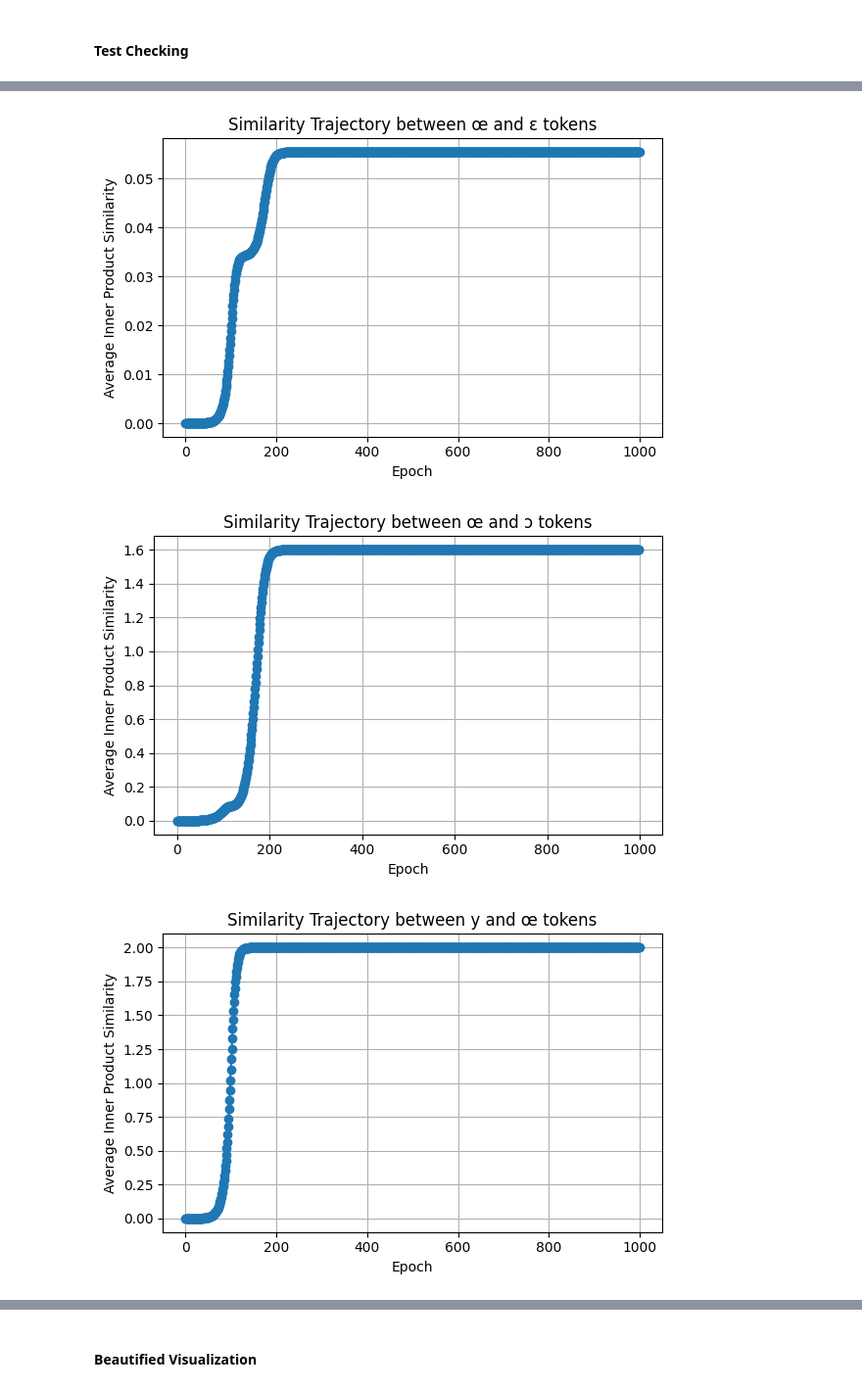
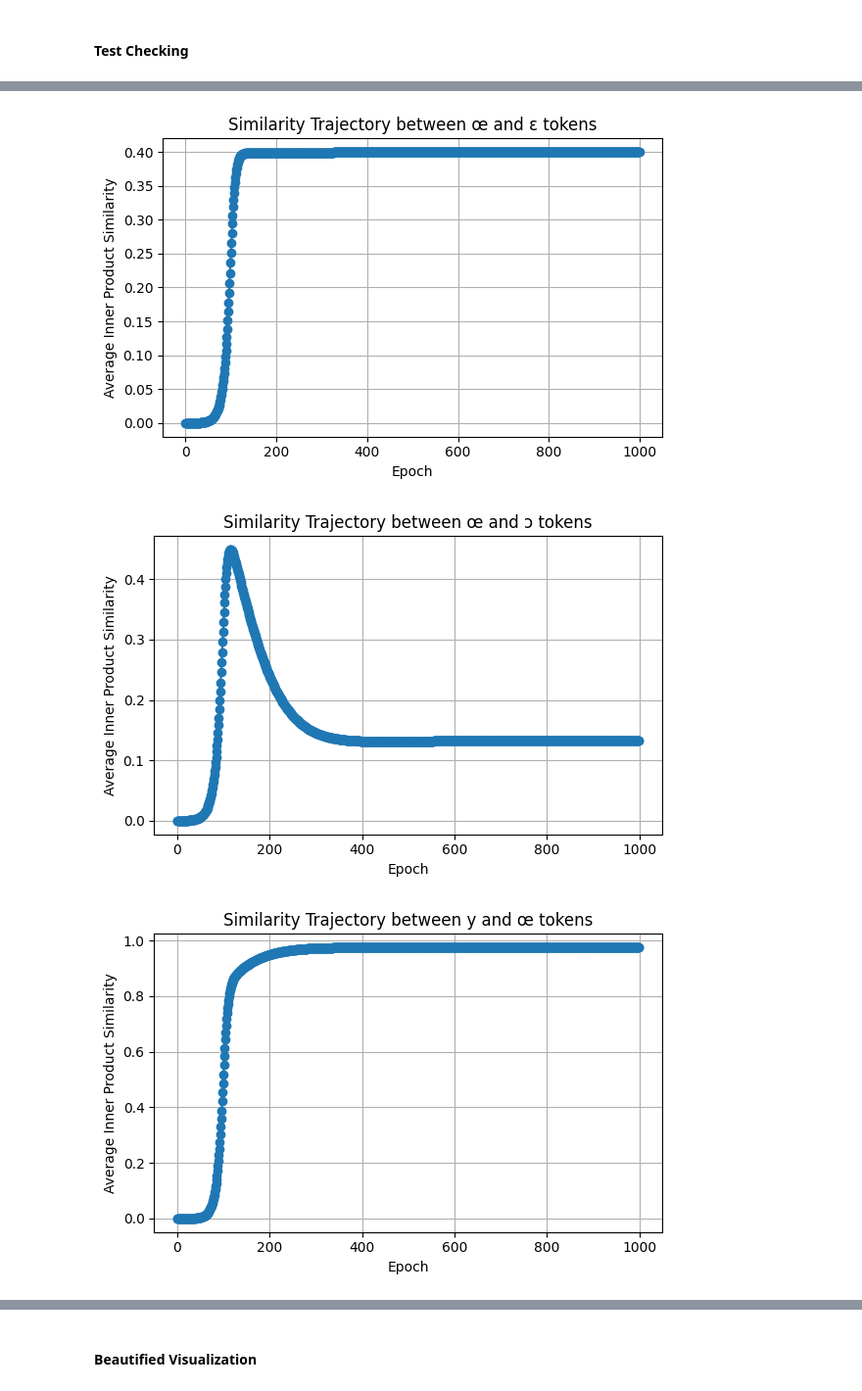
Before and after one commit to Frankalexej/aele, a Jupyter notebook: aele_6.ipynb, the cells around one changed output, grey strips where cells are left out. Shown at 98% size. Saved outputs shown, nothing was run; the diff lists cells and outputs as text; code cells hidden in the pictures.

```diff
--- a/aele_6.ipynb
+++ b/aele_6.ipynb
@@ -324,7 +527,7 @@ def average_cosine_similarity(A, B):
     sim_matrix = np.dot(A_norm, B_norm.T)
     return sim_matrix.mean()  # shape (N1, N2)
 
-def average_euclidean_distance(A, B):
+def average_euclidean_distance_fast(A, B):
     """
     Returns the matrix of Euclidean distances between all pairs in A (N1, D) and B (N2, D)
     Output: (N1, N2)
@@ -337,6 +540,12 @@ def average_euclidean_distance(A, B):
     dist_sq = np.maximum(dist_sq, 0.0)  # for numerical safety
     distances = np.sqrt(dist_sq)
     return distances.mean()  # shape (N1, N2)
+
+def average_euclidean_distance(A, B):
+    mean_A = np.mean(A, axis=0)
+    mean_B = np.mean(B, axis=0)
+    dist = np.linalg.norm(mean_A - mean_B)
+    return dist
 
 def similarity_trajectory(recon_test, labels_test, label_a, label_b, calculator=average_inner_product):
     sims = []
@@ -707,22 +869,32 @@ var_param = 0.5
 reg = [0.0, reg_param, 0.0]
 var = [0.0, 0.0, var_param]
 num_trials = 2
-hidden_dim = 2
+hidden_dim = 1
 
 recorded_models = []
 
 # convert to pytorch tensors
 input_data = torch.from_numpy(data_train).float()
 z_data = torch.from_numpy(np.array(
-    [
-        [10.0, 0.0, 0.0, 0.0],
-        [-10.0, 0.0, 0.0, 0.0],
-        [0.0, 10.0, 0.0, 0.0],
-        [0.0, -10.0, 0.0, 0.0],
-        [0.0, 0.0, 10.0, 0.0],
-        [0.0, 0.0, -10.0, 0.0],
-        [0.0, 0.0, 0.0, 10.0],
-        [0.0, 0.0, 0.0, -10.0]
+    # [
+    #     [10.0, 0.0, 0.0, 0.0],
+    #     [-10.0, 0.0, 0.0, 0.0],
+    #     [0.0, 10.0, 0.0, 0.0],
+    #     [0.0, -10.0, 0.0, 0.0],
+    #     [0.0, 0.0, 10.0, 0.0],
+    #     [0.0, 0.0, -10.0, 0.0],
+    #     [0.0, 0.0, 0.0, 10.0],
+    #     [0.0, 0.0, 0.0, -10.0]
+    # ]
+        [
+        [1.0, 0.0, 0.0],
+        [-1.0, 0.0, 0.0],
+        [0.0, 1.0, 0.0],
+        [0.0, -1.0, 0.0],
+        [0.0, 0.0, 1.0],
+        [0.0, 0.0, -1.0],
+        [1.0, 0.0, 0.0],
+        [-1.0, 0.0, 0.0]
     ]
 )).float()  # for testing
 z_labels = np.array(
@@ -742,7 +914,7 @@ torch.manual_seed(321)
 # for t in range(num_trials):
 t = 1
 laeModel = LinearAutoEncoder()
-laeModel.train(input_data, None, input_dim=4,
+laeModel.train(input_data, None, input_dim=3,
                 n_epoch=epochs, hidden_dim=hidden_dim,
                 learning_rate=lr, reg_param=reg[t],
                 noise='Gaussian', noise_scale=var[t], verbose=True,
@@ -799,22 +1012,22 @@ for contrast_pair in [("1+", "1-"), ("2+", "2-"), ("3+", "3-"), ("4+", "4-")]:
 # %%
 similarity_curves = {}
-for contrast_pair in [("œ", "ɛ"), ("œ", "ɔ"), ("y", "œ")]:
+for contrast_pair in [("œ", "ɛ"), ("œ", "ɔ"), ("y", "œ"), ("i", "y")]:
     label_a, label_b = contrast_pair
-    similarity_curve = similarity_trajectory(recorded_models[0].history["testing_activations"], labels_test, label_a=label_a, label_b=label_b,
+    similarity_curve = similarity_trajectory_normalized(recorded_models[0].history["testing_activations"], data_test, labels_test, label_a=label_a, label_b=label_b,
                                                 calculator=average_euclidean_distance)
     similarity_curve = np.array(similarity_curve)
     similarity_curves[contrast_pair] = similarity_curve
 
     # Plot
     plt.figure(figsize=(6, 4))
     plt.plot(similarity_curve[0:], marker='o')
     plt.xlabel('Epoch')
     plt.ylabel('Average Inner Product Similarity')
     plt.title(f'Similarity Trajectory between {label_a} and {label_b} tokens')
     plt.grid(True)
     plt.tight_layout()
     plt.show()
 # %% [output]
-[figure, old version]
+[figure, new version]
-[figure, old version]
+[figure, new version]
-[figure, old version]
+[figure, new version]
```
Also changed, not shown: parts of 40 cells of this notebook, 4 other files.
